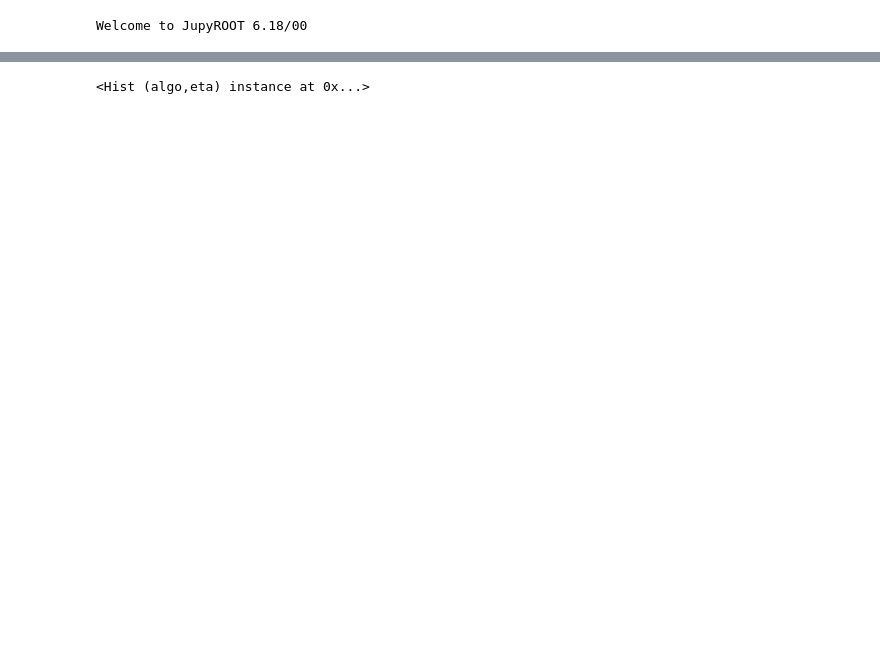
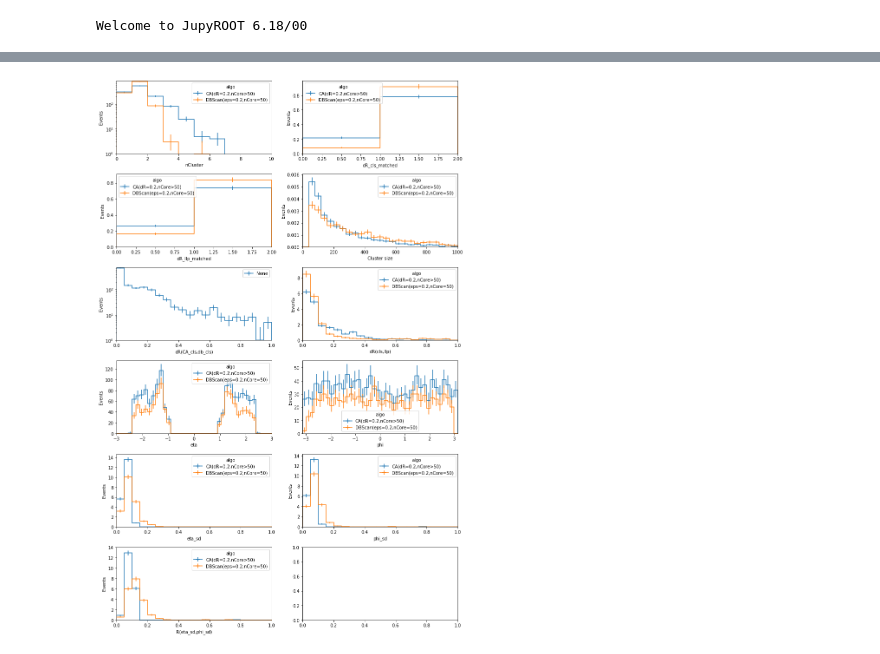
Before and after one commit to zichunhao/llp_analyzer, a Jupyter notebook: notebook/ClusteringProc.ipynb, the cells around one changed output, grey strips where cells are left out. Drawn from its saved outputs; the diff is of its cells as text; code cells hidden in the pictures; blank space fills up the shorter version.

```diff
--- a/notebook/ClusteringProc.ipynb
+++ b/notebook/ClusteringProc.ipynb
@@ -174,4 +343,48 @@ h = out['cluster']
-# %%
-h.sum('nClusters','phi')
-# %% [output]
-<Hist (algo,eta) instance at 0x...>
+# %%
+h=out['cluster']
+c=out['cluster_spread']
+d=out['delta_cls']
+r=out['deltaR_llp']
+
+ncols=2
+nrows=6
+figsize=(6,3)
+
+fig, axs = plt.subplots(nrows, ncols, squeeze=False,
+                        figsize=[ncols*figsize[0],nrows*figsize[1]])
+axs = axs.flatten()
+
+
+hist.plot1d(out['nCluster'],ax=axs[0]    ,density=False, overlay='algo')
+axs[0].set_ylim(1, None)
+axs[0].set_yscale('log')
+hist.plot1d(h.project('algo','cls_matched'),ax=axs[1],density=True, overlay='algo')
+hist.plot1d(h.project('algo','llp_matched'),ax=axs[2],density=True, overlay='algo')
+hist.plot1d(h.project('algo','size'),ax=axs[3],density=True, overlay='algo')
+# axs[3].set_ylim(1,None)
+# axs[3].set_yscale('log')
+hist.plot1d(d,ax=axs[4] ,density=False)
+axs[4].set_ylim(1, None)
+axs[4].set_xlim(0,1)
+axs[4].set_yscale('log')
+hist.plot1d(r,ax=axs[5] ,density=True,overlay='algo')
+# axs[5].set_ylim(1, None)
+axs[5].set_xlim(0,1)
+# axs[5].set_yscale('log')
+
+hist.plot1d(h.project('algo','eta'),ax=axs[6],density=False, overlay='algo')
+hist.plot1d(h.project('algo','phi'),ax=axs[7],density=False, overlay='algo')
+
+hist.plot1d(c.project('algo','eta_sd'),ax=axs[8],density=True, overlay='algo')
+hist.plot1d(c.project('algo','phi_sd'),ax=axs[9],density=True, overlay='algo')
+hist.plot1d(c.project('algo','width'),ax=axs[10],density=True, overlay='algo')
+# axs[10].set_ylim(1,None)
+# axs[10].set_yscale('log')
+
+
+
+
+plt.tight_layout()
+plt.show()
+# %% [output]
+[figure, added]
```
Also changed, not shown: parts of 7 cells of this notebook, 3 other files.
